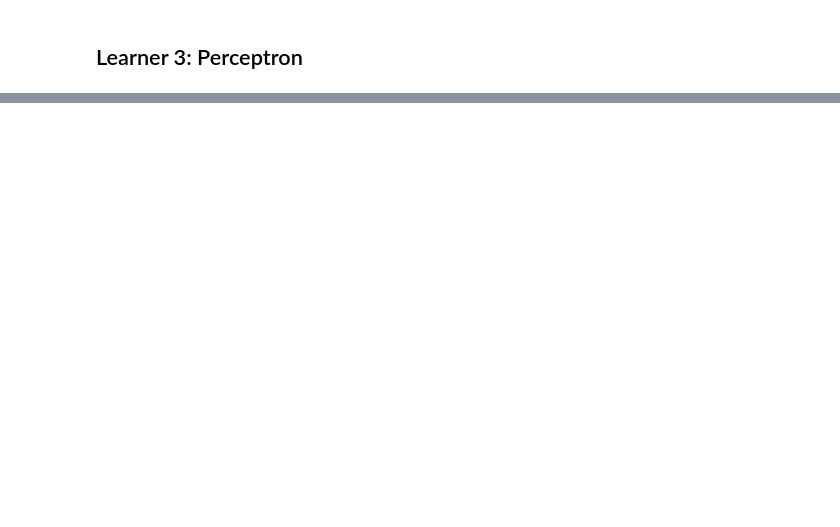
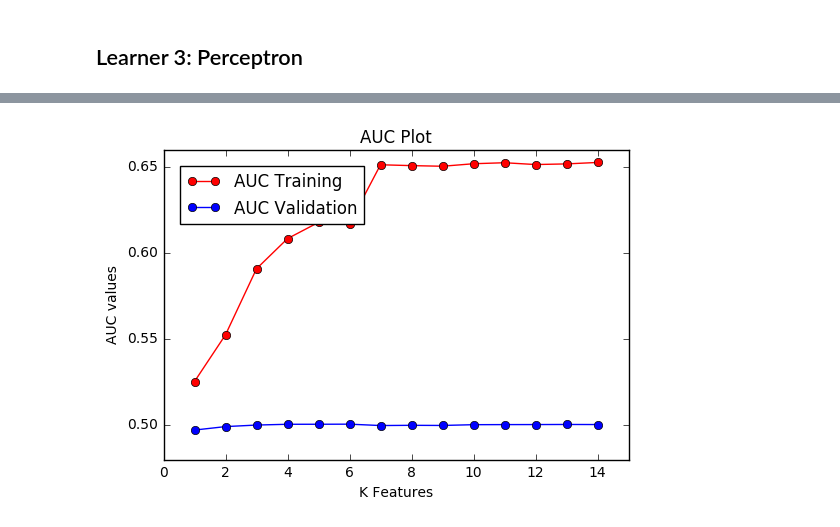
Before and after one commit to pandabytes/kaggle, a Jupyter notebook: Perceptron.ipynb, the cells around one changed output, grey strips where cells are left out. Drawn from its saved outputs; the diff is of its cells as text; code cells hidden in the pictures; blank space fills up the shorter version.

```diff
--- a/Perceptron.ipynb
+++ b/Perceptron.ipynb
@@ -213,0 +108,13 @@ learner.train(x_train[0:500, 0:2], y_train[0:500], stopEpochs = 3)
+# %%
+# Plot AUC graph
+plt.title("AUC Plot")
+plt.plot(k, auc_train, c = 'r', marker = 'o', label = "AUC Training")
+plt.plot(k, auc_validation, c = 'b', marker = 'o', label = "AUC Validation")
+plt.legend(bbox_to_anchor = (0,1), loc = 2, borderaxespad = 1)
+
+plt.xlim([0, 15])
+plt.xlabel("K Features")
+plt.ylabel("AUC values")
+plt.show()
+# %% [output]
+[figure, added]
```
Also changed, not shown: parts of 10 cells of this notebook, 3 other files.
